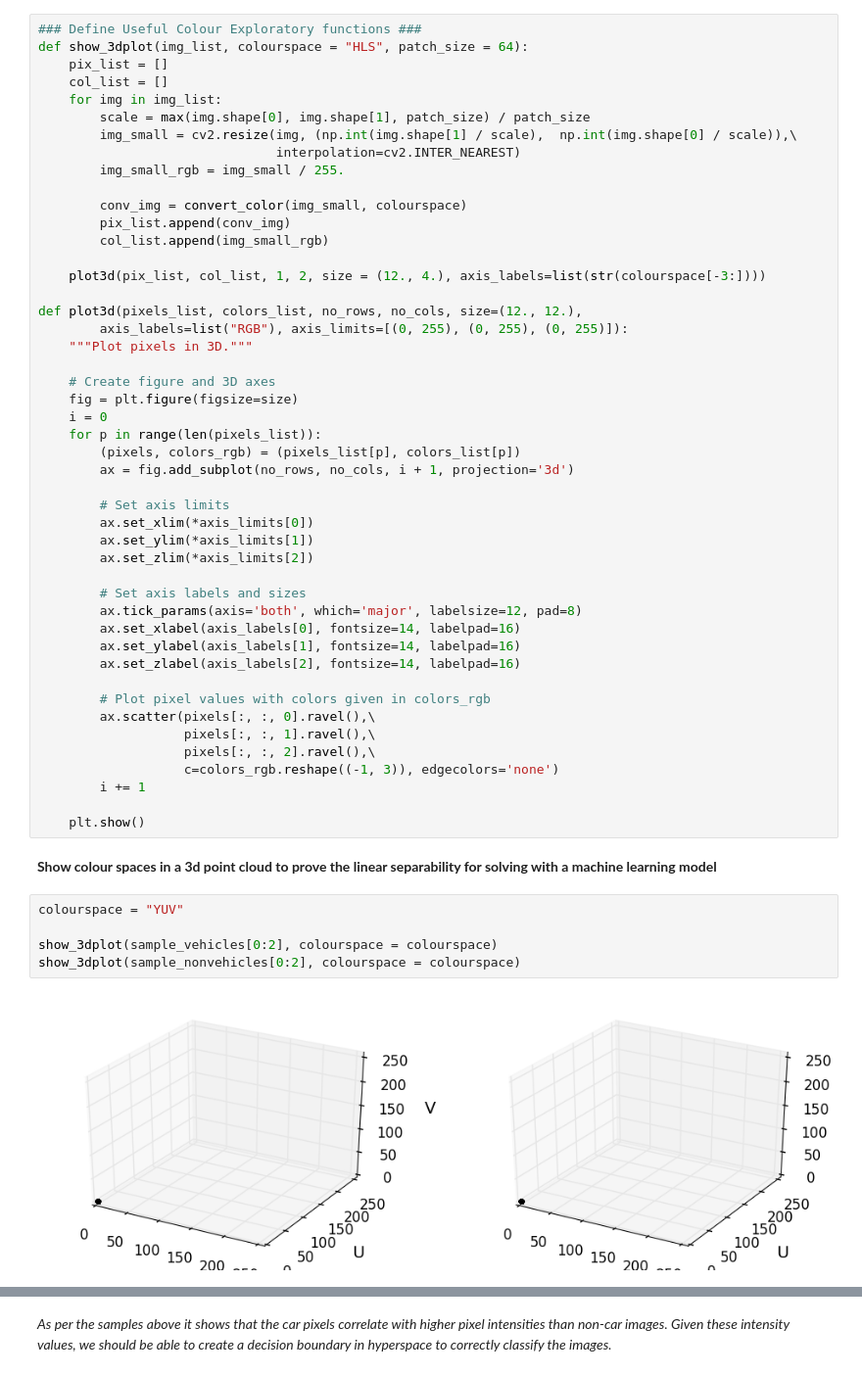
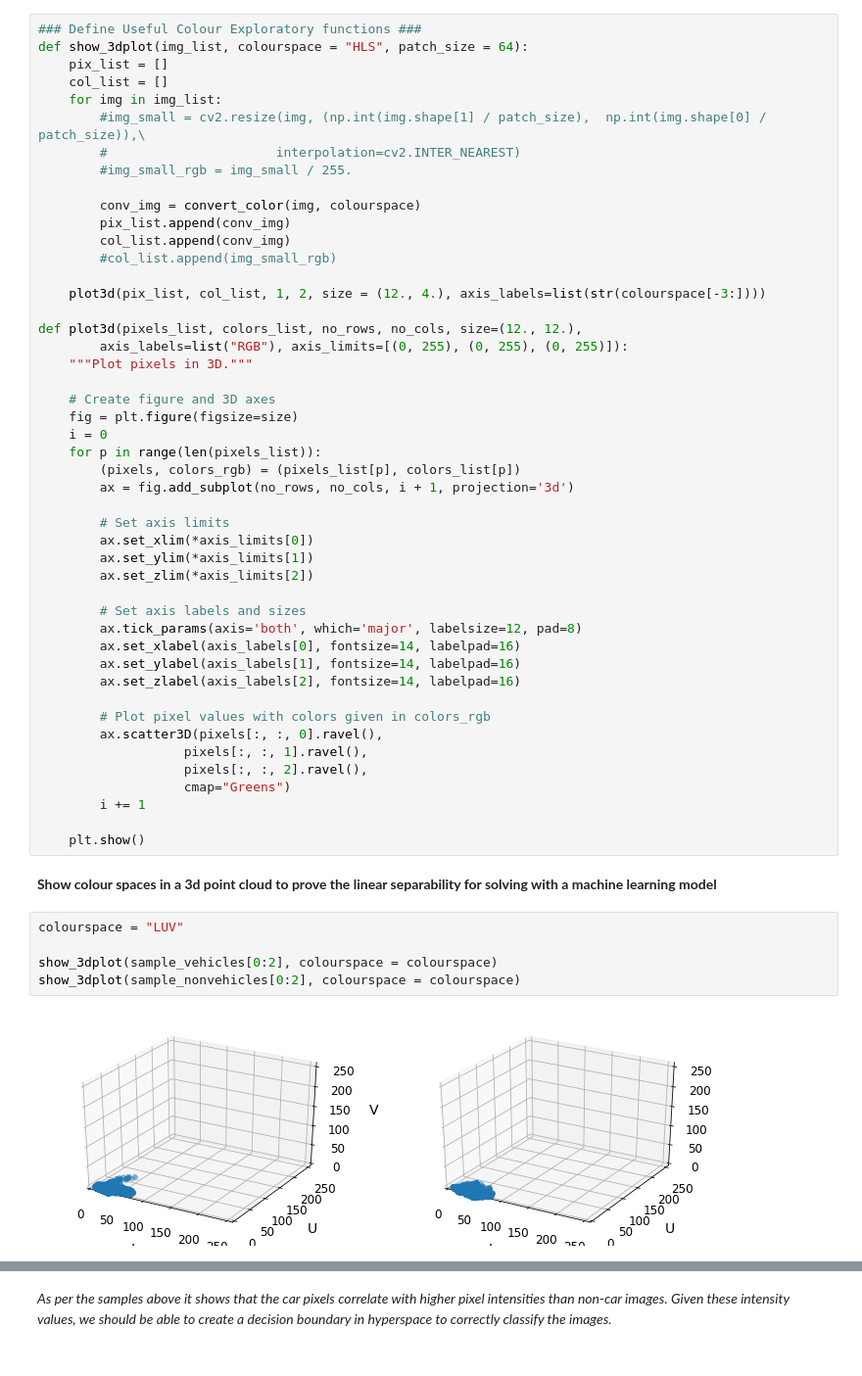
Before and after one commit to bdschrisk/CarND-Vehicle-Detection, a Jupyter notebook: Vehicle-Detection-P5.ipynb, the cells around one changed output, grey strips where cells are left out. Shown at 98% size. Cells and saved outputs as stored; diff of their text form.

```diff
--- a/Vehicle-Detection-P5.ipynb
+++ b/Vehicle-Detection-P5.ipynb
@@ -140,14 +140,14 @@ def show_3dplot(img_list, colourspace = "HLS", patch_size = 64):
     pix_list = []
     col_list = []
     for img in img_list:
-        scale = max(img.shape[0], img.shape[1], patch_size) / patch_size
-        img_small = cv2.resize(img, (np.int(img.shape[1] / scale),  np.int(img.shape[0] / scale)),\
-                               interpolation=cv2.INTER_NEAREST)
-        img_small_rgb = img_small / 255.
+        #img_small = cv2.resize(img, (np.int(img.shape[1] / patch_size),  np.int(img.shape[0] / patch_size)),\
+        #                      interpolation=cv2.INTER_NEAREST)
+        #img_small_rgb = img_small / 255.
 
-        conv_img = convert_color(img_small, colourspace)
+        conv_img = convert_color(img, colourspace)
         pix_list.append(conv_img)
-        col_list.append(img_small_rgb)
+        col_list.append(conv_img)
+        #col_list.append(img_small_rgb)
 
     plot3d(pix_list, col_list, 1, 2, size = (12., 4.), axis_labels=list(str(colourspace[-3:])))
 
@@ -174,19 +174,19 @@ def plot3d(pixels_list, colors_list, no_rows, no_cols, size=(12., 12.),
         ax.set_zlabel(axis_labels[2], fontsize=14, labelpad=16)
 
         # Plot pixel values with colors given in colors_rgb
-        ax.scatter(pixels[:, :, 0].ravel(),\
-                   pixels[:, :, 1].ravel(),\
-                   pixels[:, :, 2].ravel(),\
-                   c=colors_rgb.reshape((-1, 3)), edgecolors='none')
+        ax.scatter3D(pixels[:, :, 0].ravel(),
+                   pixels[:, :, 1].ravel(),
+                   pixels[:, :, 2].ravel(),
+                   cmap="Greens")
         i += 1
 
     plt.show()
 # %% [markdown]
 **Show colour spaces in a 3d point cloud to prove the linear separability for solving with a machine learning model**
 # %%
-colourspace = "YUV"
+colourspace = "LUV"
 
 show_3dplot(sample_vehicles[0:2], colourspace = colourspace)
 show_3dplot(sample_nonvehicles[0:2], colourspace = colourspace)
 # %% [output]
-[figure, old version]
+[figure, new version]
```
Also changed, not shown: parts of 16 cells of this notebook, 3 other files.
